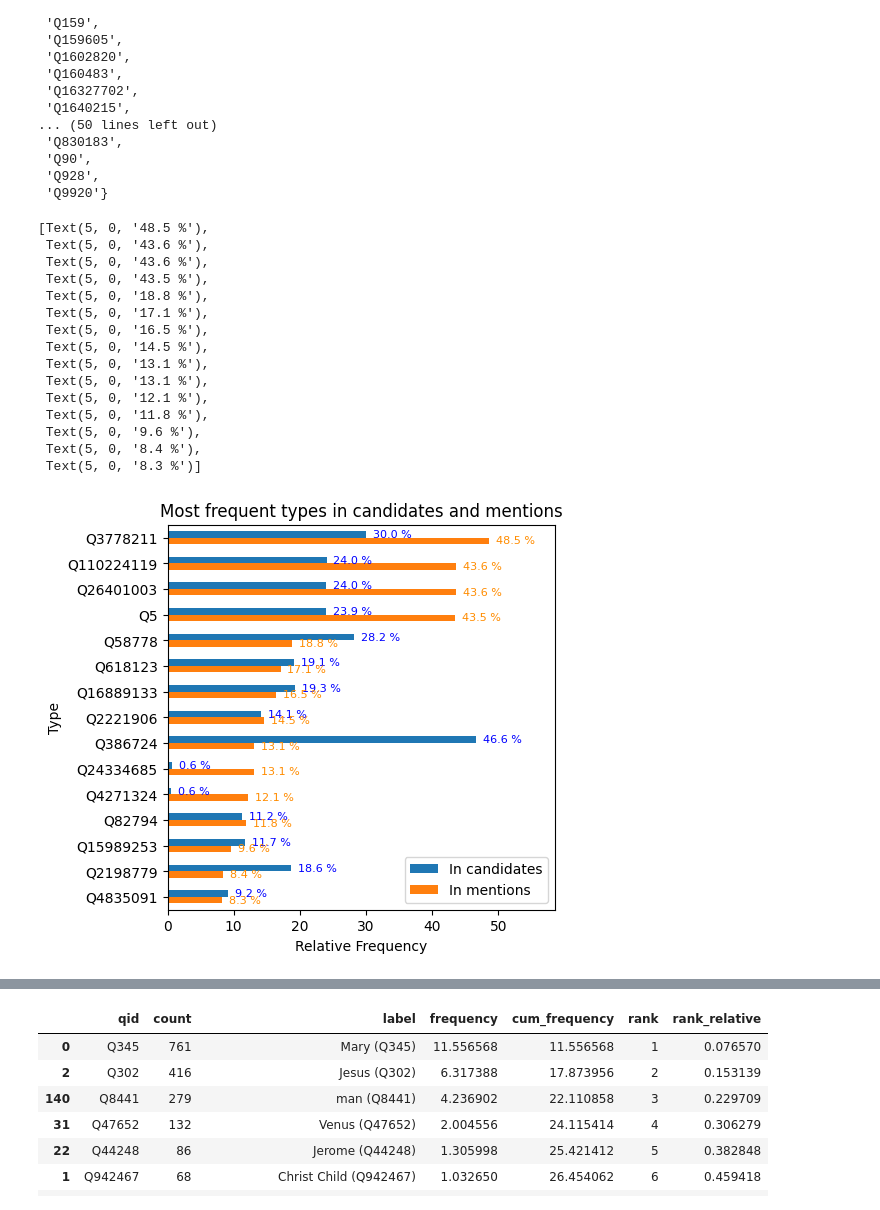
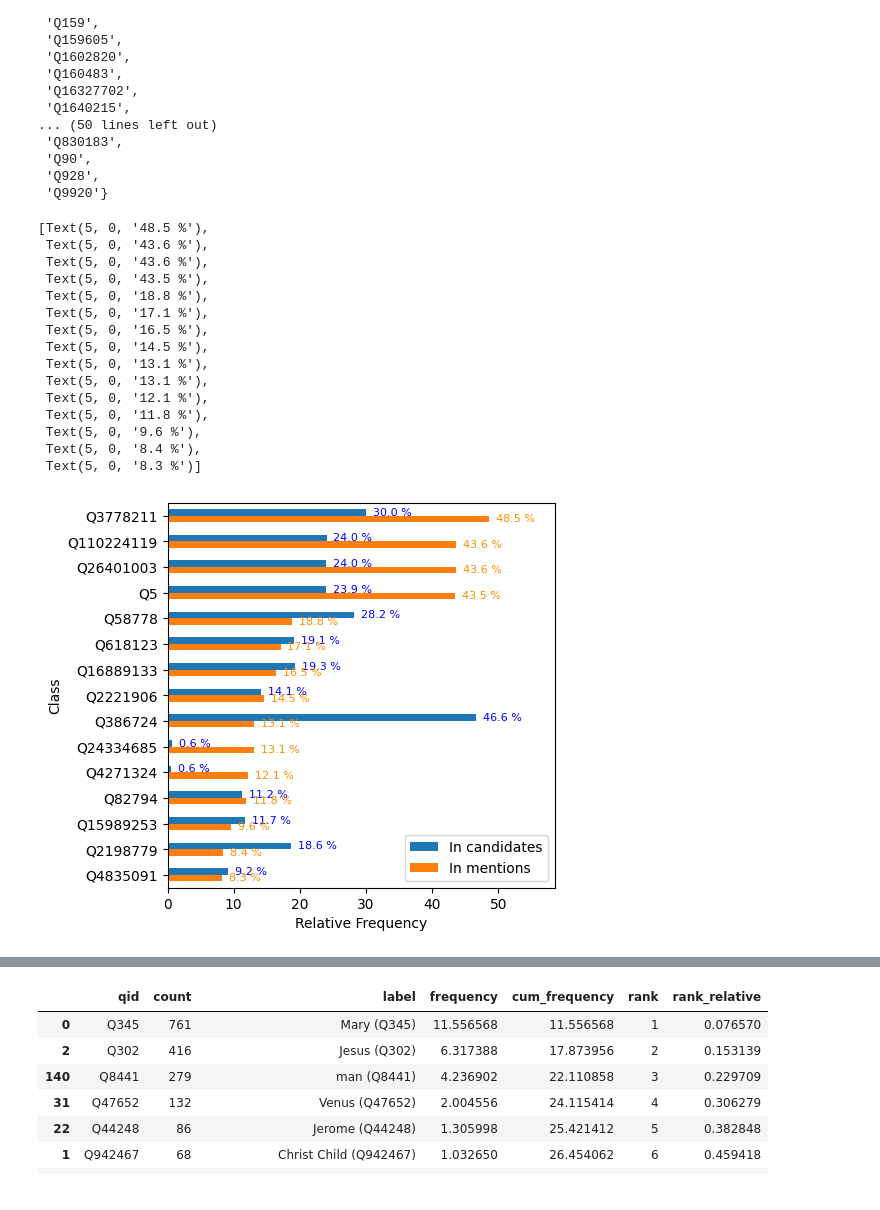
Before and after one commit to HPI-Information-Systems/MELArt, a Jupyter notebook: statistics_subjects.ipynb, the cells around one changed output, grey strips where cells are left out. Drawn from its saved outputs; the diff is of its cells as text; code cells hidden in the pictures.

```diff
--- a/statistics_subjects.ipynb
+++ b/statistics_subjects.ipynb
@@ -197,30 +197,30 @@ weird_legal_persons_qids
 # %%
 # combine the two type_count series into a dataframe
 df_type_counts=pd.concat([type_counts, type_counts_mentions], axis=1)
 df_type_counts.fillna(0, inplace=True)
 df_type_counts.columns=['In candidates','In mentions']
 df_type_counts.sort_values(by='In mentions', ascending=False, inplace=True)
-ax=df_type_counts.head(15).plot(kind='barh', title='Most frequent types in candidates and mentions', figsize=(5,5), ylabel='Type', xlabel='Relative Frequency', xlim=(0,max(df_type_counts.head(15).max())+10), legend=True)
+ax=df_type_counts.head(15).plot(kind='barh', figsize=(5,5), ylabel='Class', xlabel='Relative Frequency', xlim=(0,max(df_type_counts.head(15).max())+10), legend=True)
 ax.invert_yaxis()
 ax.bar_label(ax.containers[0], fmt='%.1f %%', padding=5, color='blue', fontsize=8)
 ax.bar_label(ax.containers[1], fmt='%.1f %%', padding=5, color='darkorange', fontsize=8)
 # %% [output]
 [Text(5, 0, '48.5 %'),
  Text(5, 0, '43.6 %'),
  Text(5, 0, '43.6 %'),
  Text(5, 0, '43.5 %'),
  Text(5, 0, '18.8 %'),
  Text(5, 0, '17.1 %'),
  Text(5, 0, '16.5 %'),
  Text(5, 0, '14.5 %'),
  Text(5, 0, '13.1 %'),
  Text(5, 0, '13.1 %'),
  Text(5, 0, '12.1 %'),
  Text(5, 0, '11.8 %'),
  Text(5, 0, '9.6 %'),
  Text(5, 0, '8.4 %'),
  Text(5, 0, '8.3 %')]
-[figure, old version]
+[figure, new version]
 # %%
 df_mention_counts=pd.DataFrame(mention_counts.items(), columns=['qid','count'])
 mentions_labels=sq.sparql_all_lables(list(mentions_qids))
```
Also changed, not shown: parts of 13 cells of this notebook.
